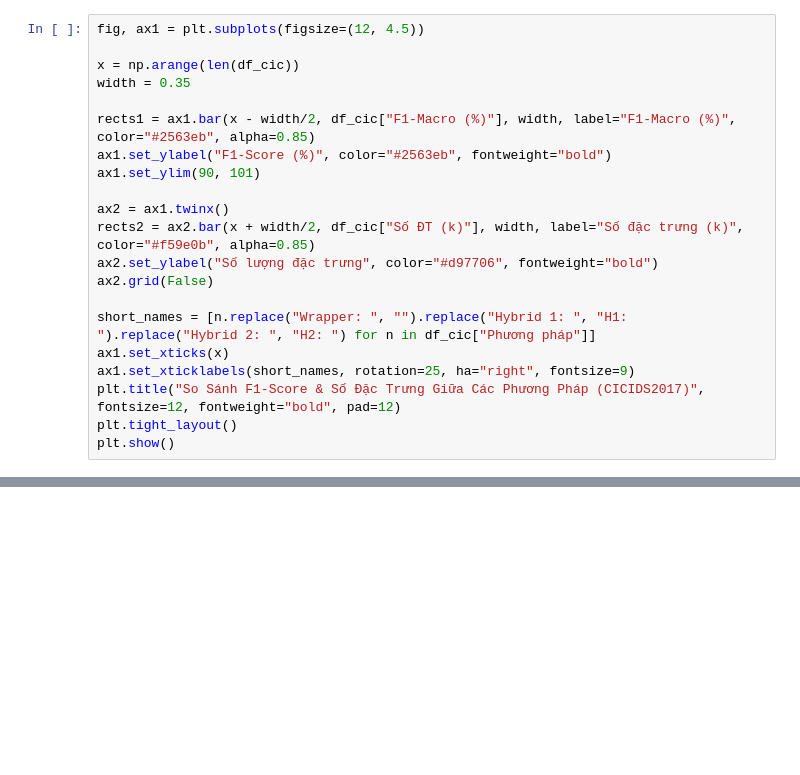
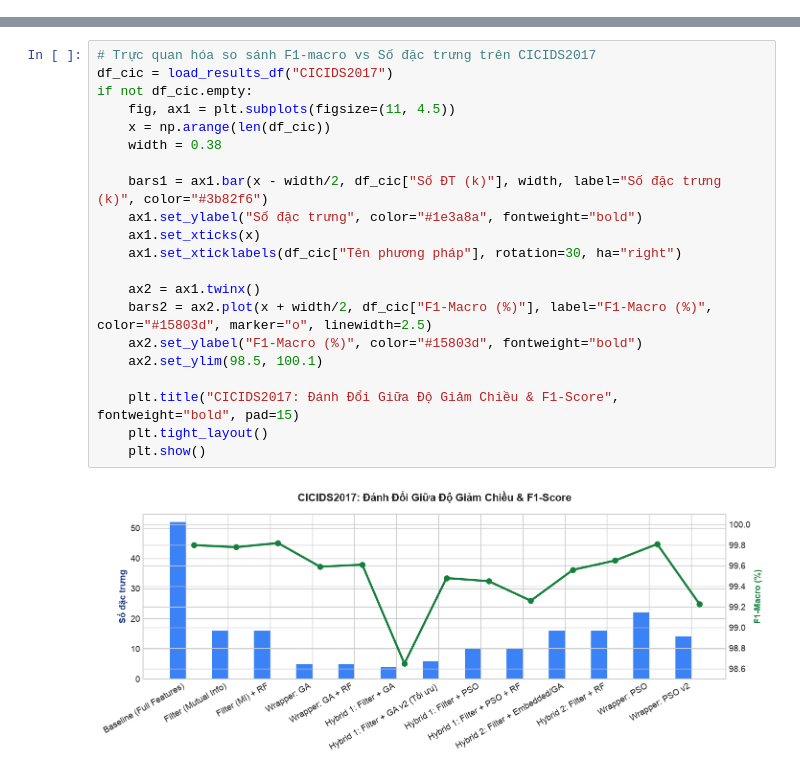
Before and after one commit to monmoonluna/attt-proj, a Jupyter notebook: reports/demo_ket_qua.ipynb, the cells around one changed output, grey strips where cells are left out. Saved outputs shown, nothing was run; the diff lists cells and outputs as text; blank space fills up the shorter version.

```diff
--- a/reports/demo_ket_qua.ipynb
+++ b/reports/demo_ket_qua.ipynb
@@ -108,21 +94,0 @@ df_cic.drop(columns=["key"]).style.set_properties(**{"text-align": "center"}).hi
-# %%
-fig, ax1 = plt.subplots(figsize=(12, 4.5))
-
-x = np.arange(len(df_cic))
-width = 0.35
-
-rects1 = ax1.bar(x - width/2, df_cic["F1-Macro (%)"], width, label="F1-Macro (%)", color="#2563eb", alpha=0.85)
-ax1.set_ylabel("F1-Score (%)", color="#2563eb", fontweight="bold")
-ax1.set_ylim(90, 101)
-
-ax2 = ax1.twinx()
-rects2 = ax2.bar(x + width/2, df_cic["Số ĐT (k)"], width, label="Số đặc trưng (k)", color="#f59e0b", alpha=0.85)
-ax2.set_ylabel("Số lượng đặc trưng", color="#d97706", fontweight="bold")
-ax2.grid(False)
-
-short_names = [n.replace("Wrapper: ", "").replace("Hybrid 1: ", "H1: ").replace("Hybrid 2: ", "H2: ") for n in df_cic["Phương pháp"]]
-ax1.set_xticks(x)
-ax1.set_xticklabels(short_names, rotation=25, ha="right", fontsize=9)
-plt.title("So Sánh F1-Score & Số Đặc Trưng Giữa Các Phương Pháp (CICIDS2017)", fontsize=12, fontweight="bold", pad=12)
-plt.tight_layout()
-plt.show()
@@ -172,0 +166,23 @@ for ds in ["CICDDoS2019", "UNSW", "NSL-KDD"]:
+# %%
+# Trực quan hóa so sánh F1-macro vs Số đặc trưng trên CICIDS2017
+df_cic = load_results_df("CICIDS2017")
+if not df_cic.empty:
+    fig, ax1 = plt.subplots(figsize=(11, 4.5))
+    x = np.arange(len(df_cic))
+    width = 0.38
+
+    bars1 = ax1.bar(x - width/2, df_cic["Số ĐT (k)"], width, label="Số đặc trưng (k)", color="#3b82f6")
+    ax1.set_ylabel("Số đặc trưng", color="#1e3a8a", fontweight="bold")
+    ax1.set_xticks(x)
+    ax1.set_xticklabels(df_cic["Tên phương pháp"], rotation=30, ha="right")
+
+    ax2 = ax1.twinx()
+    bars2 = ax2.plot(x + width/2, df_cic["F1-Macro (%)"], label="F1-Macro (%)", color="#15803d", marker="o", linewidth=2.5)
+    ax2.set_ylabel("F1-Macro (%)", color="#15803d", fontweight="bold")
+    ax2.set_ylim(98.5, 100.1)
+
+    plt.title("CICIDS2017: Đánh Đổi Giữa Độ Giảm Chiều & F1-Score", fontweight="bold", pad=15)
+    plt.tight_layout()
+    plt.show()
+# %% [output]
+[figure, added]
```
Also changed, not shown: parts of 24 cells of this notebook, 6 other files.
